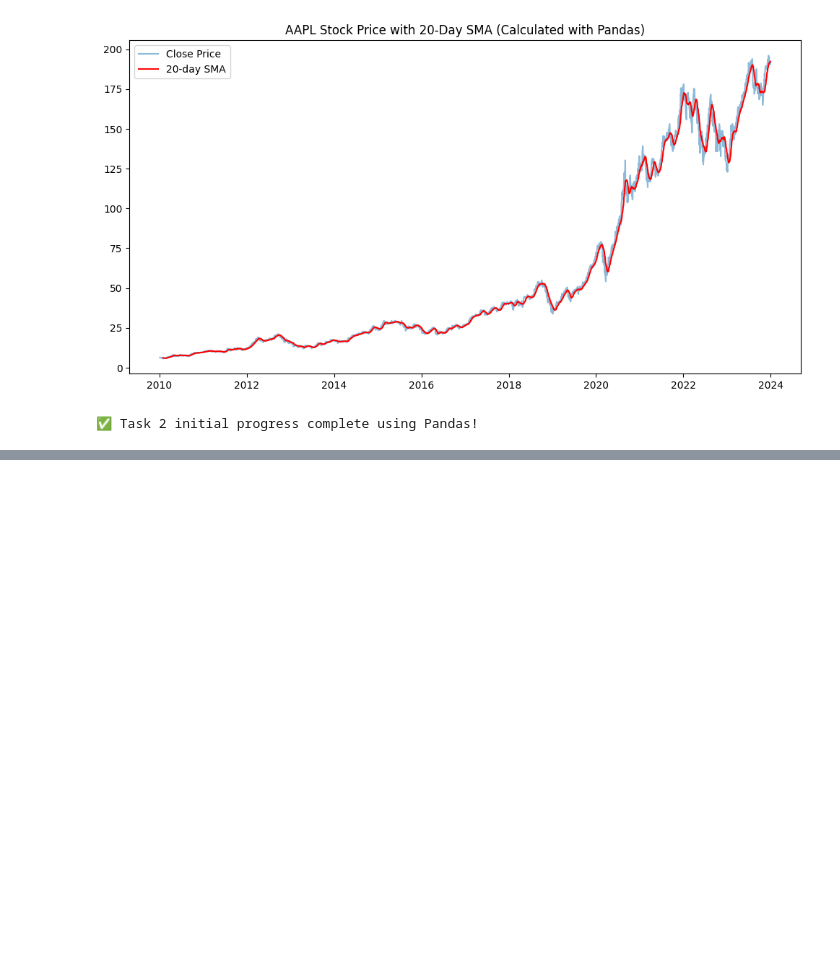
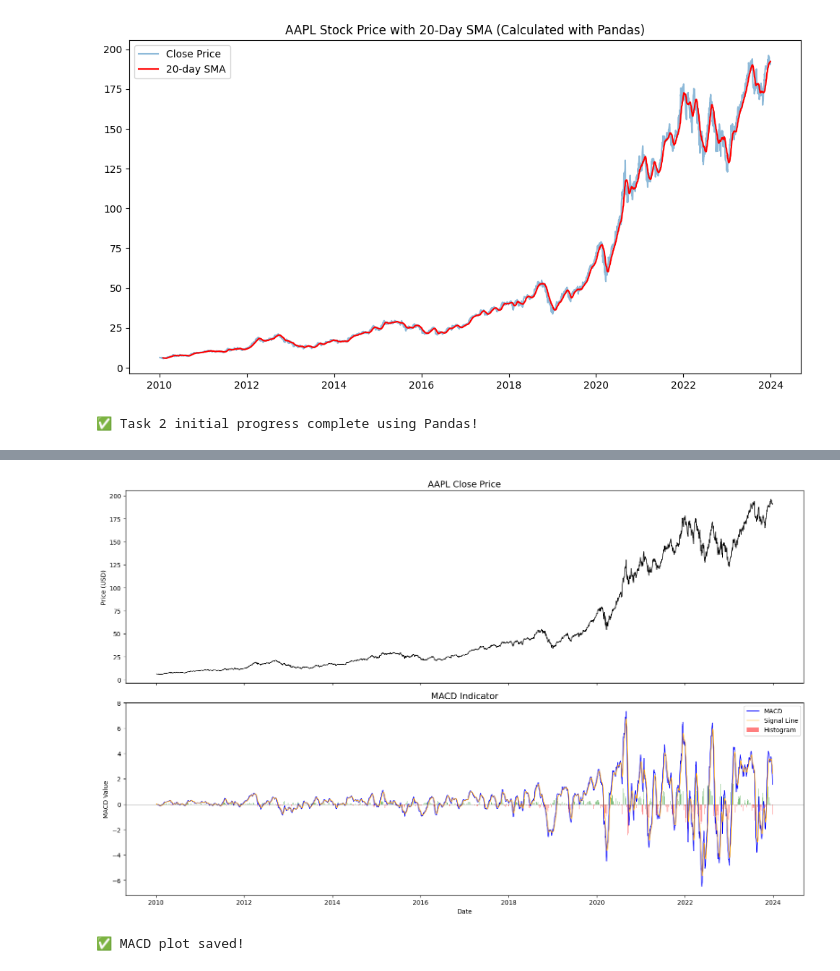
Before and after one commit to Samrawit-alemu/news-sentiment-analysis, a Jupyter notebook: notebooks/stock_analysis.ipynb, the cells around one changed output, grey strips where cells are left out. Drawn from its saved outputs; the diff is of its cells as text; code cells hidden in the pictures; blank space fills up the shorter version.

```diff
--- a/notebooks/stock_analysis.ipynb
+++ b/notebooks/stock_analysis.ipynb
@@ -27,3 +27,13 @@ print("✅ Task 2 initial progress complete using Pandas!")
 [*********************100%***********************]  1 of 1 completed
 [figure]
 ✅ Task 2 initial progress complete using Pandas!
+# %%
+# Add more Moving Averages
+stock_data['SMA_50'] = stock_data['Close'].rolling(window=50).mean()
+stock_data['SMA_200'] = stock_data['Close'].rolling(window=200).mean()
+
+# Exponential Moving Average
+stock_data['EMA_20'] = stock_data['Close'].ewm(span=20, adjust=False).mean()
+
+print("✅ Moving averages computed!")
+stock_data[['Close', 'SMA_20', 'SMA_50', 'SMA_200', 'EMA_20']].tail()
@@ -29,0 +162,27 @@ print("✅ Task 2 initial progress complete using Pandas!")
+# %%
+fig, (ax1, ax2) = plt.subplots(2, 1, figsize=(16, 10), sharex=True)
+
+# Price on top
+ax1.plot(stock_data['Close'], color='black', linewidth=1)
+ax1.set_title('AAPL Close Price', fontsize=14)
+ax1.set_ylabel('Price (USD)')
+
+# MACD on bottom
+ax2.plot(stock_data['MACD'], label='MACD', color='blue', linewidth=1)
+ax2.plot(stock_data['MACD_signal'], label='Signal Line', color='orange', linewidth=1)
+ax2.bar(stock_data.index, stock_data['MACD_hist'],
+        color=stock_data['MACD_hist'].apply(lambda x: 'green' if x > 0 else 'red'),
+        alpha=0.5, label='Histogram')
+ax2.axhline(0, color='black', linewidth=0.5)
+ax2.set_title('MACD Indicator', fontsize=14)
+ax2.set_ylabel('MACD Value')
+ax2.set_xlabel('Date')
+ax2.legend()
+
+plt.tight_layout()
+plt.savefig('../data/raw/macd_plot.png', dpi=150)
+plt.show()
+print("✅ MACD plot saved!")
+# %% [output]
+[figure, added]
+✅ MACD plot saved!
```
Also changed, not shown: parts of 7 cells of this notebook.
